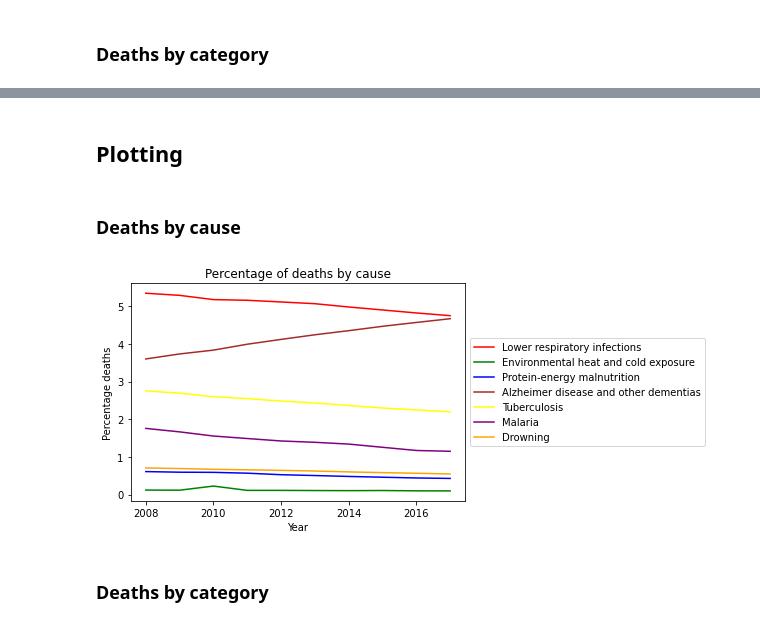
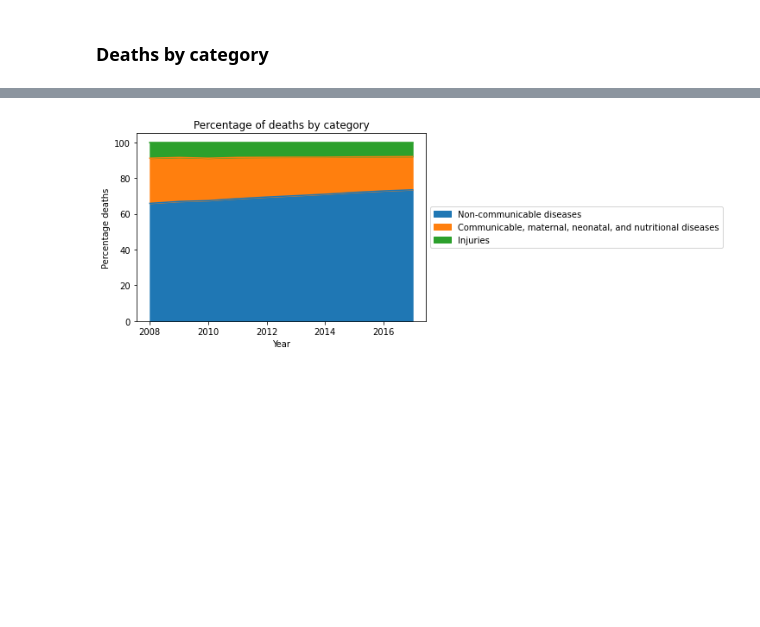
Before and after one commit to epfl-ada/ada-2021-project-hoja, a Jupyter notebook: Milestone_2.ipynb, the cells around one changed output, grey strips where cells are left out. Drawn from its saved outputs; the diff is of its cells as text; code cells hidden in the pictures; blank space fills up the shorter version.

Commit message:
many changes. Restructuring and class implementation for death data

```diff
--- a/Milestone_2.ipynb
+++ b/Milestone_2.ipynb
@@ -305,5 +160,5 @@ raw_death_by_cause_df
 # %%
 death_by_category_path = DATA_PATH + "categorized_annual_number_of_deaths.csv"
-raw_death_by_category_df = pd.read_csv(death_by_category_path)
-raw_death_by_category_df
+deaths_by_category = Deaths("deaths_by_category", death_by_category_path)
+deaths_by_category.df
 # %% [output]
@@ -541,2 +199,0 @@ world_death_by_category_relative_df
-# %% [markdown]
-## Plotting
@@ -582,2 +199,0 @@ def plot_stacked_area_chart(df, x_axis, y_axis, y_label, title):
-# %% [markdown]
-### Deaths by cause
@@ -586,6 +200,4 @@ example_cause_columns = random.sample(cause_columns, 7)
 # %%
-plot_line_chart(world_death_by_cause_relative_df, "Year", example_cause_columns, "Percentage deaths", "Percentage of deaths by cause", log_y = False)
+deaths_by_category.plot_stacked_areas("Percentage deaths", "Percentage of deaths by category")
 # %% [output]
-[figure, old version]
+[figure, new version]
-# %% [markdown]
-### Deaths by category
```
Also changed, not shown: parts of 44 cells of this notebook, 5 other files.
